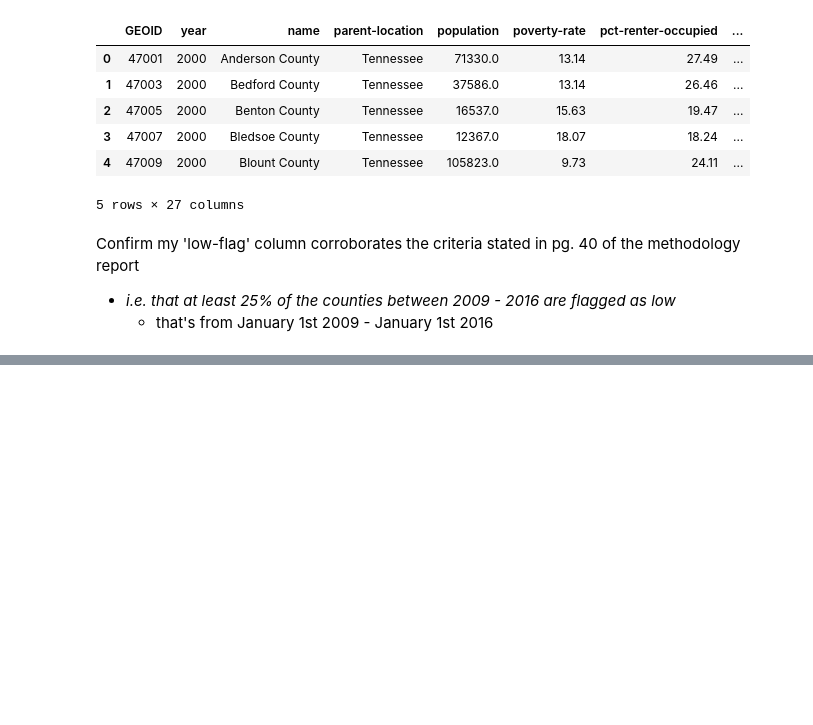
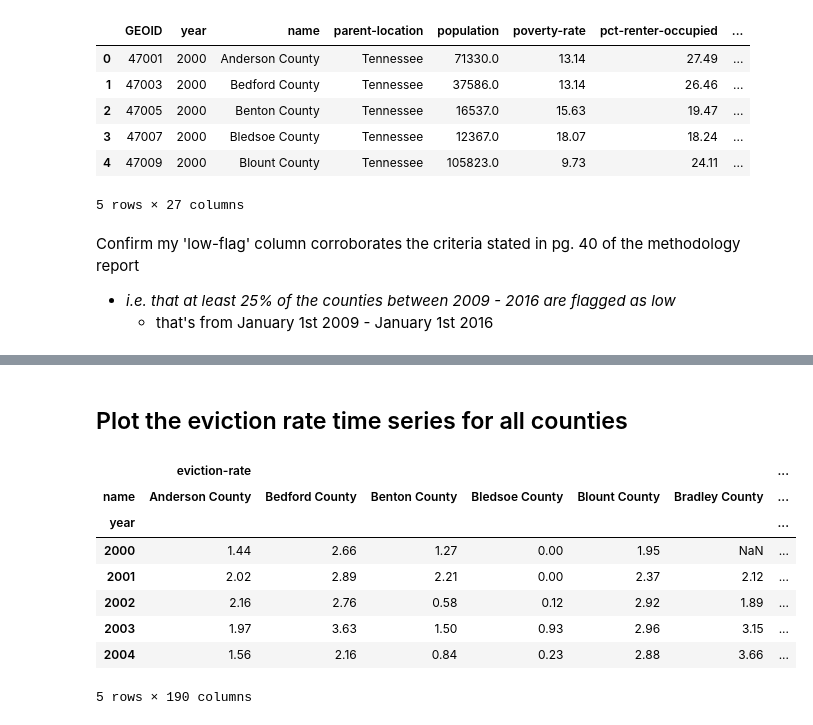
Before and after one commit to paulo-g-martinez/eviction-lab-tn-nss-capstone, a Jupyter notebook: regression-analysis-with-corrected-flags.ipynb, the cells around one changed output, grey strips where cells are left out. Drawn from its saved outputs; the diff is of its cells as text; code cells hidden in the pictures; blank space fills up the shorter version.

```diff
--- a/regression-analysis-with-corrected-flags.ipynb
+++ b/regression-analysis-with-corrected-flags.ipynb
@@ -43,0 +87,15 @@ Confirm my 'low-flag' column corroborates the criteria stated in pg. 40 of the m
+# %% [markdown]
+## Plot the eviction rate time series for all counties
+# %%
+pvt_cnty_evic_rates = counties_evicts_df.pivot(index = 'year', columns = 'name', values= ['eviction-rate', 'low-flag'])
+pvt_cnty_evic_rates.head()
+# %% [output]
+|  | eviction-rate |  |  |  |  |  | ... |
+| name | Anderson County | Bedford County | Benton County | Bledsoe County | Blount County | Bradley County | ... |
+| year |  |  |  |  |  |  | ... |
+| 2000 | 1.44 | 2.66 | 1.27 | 0.00 | 1.95 | NaN | ... |
+| 2001 | 2.02 | 2.89 | 2.21 | 0.00 | 2.37 | 2.12 | ... |
+| 2002 | 2.16 | 2.76 | 0.58 | 0.12 | 2.92 | 1.89 | ... |
+| 2003 | 1.97 | 3.63 | 1.50 | 0.93 | 2.96 | 3.15 | ... |
+| 2004 | 1.56 | 2.16 | 0.84 | 0.23 | 2.88 | 3.66 | ... |
+5 rows × 190 columns
```
Also changed, not shown: parts of 14 cells of this notebook.
